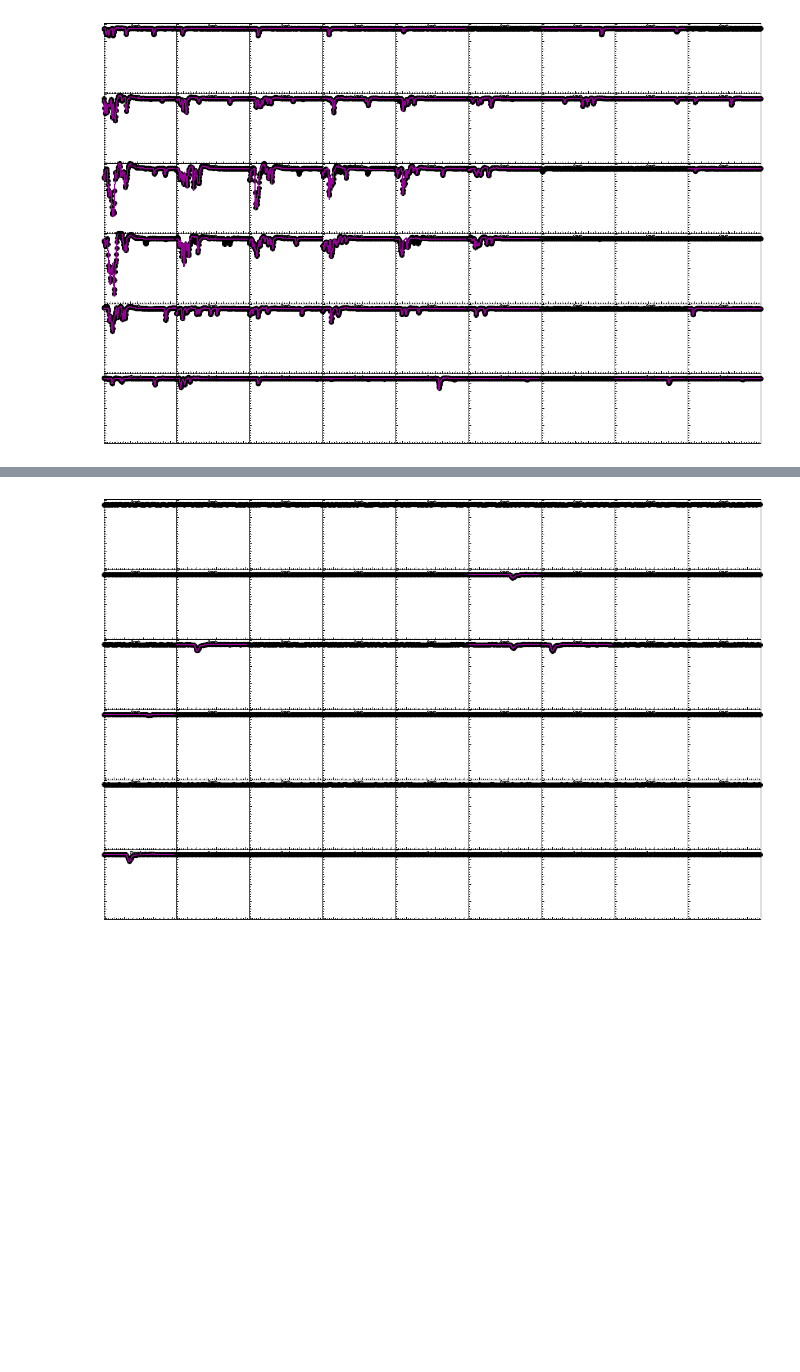
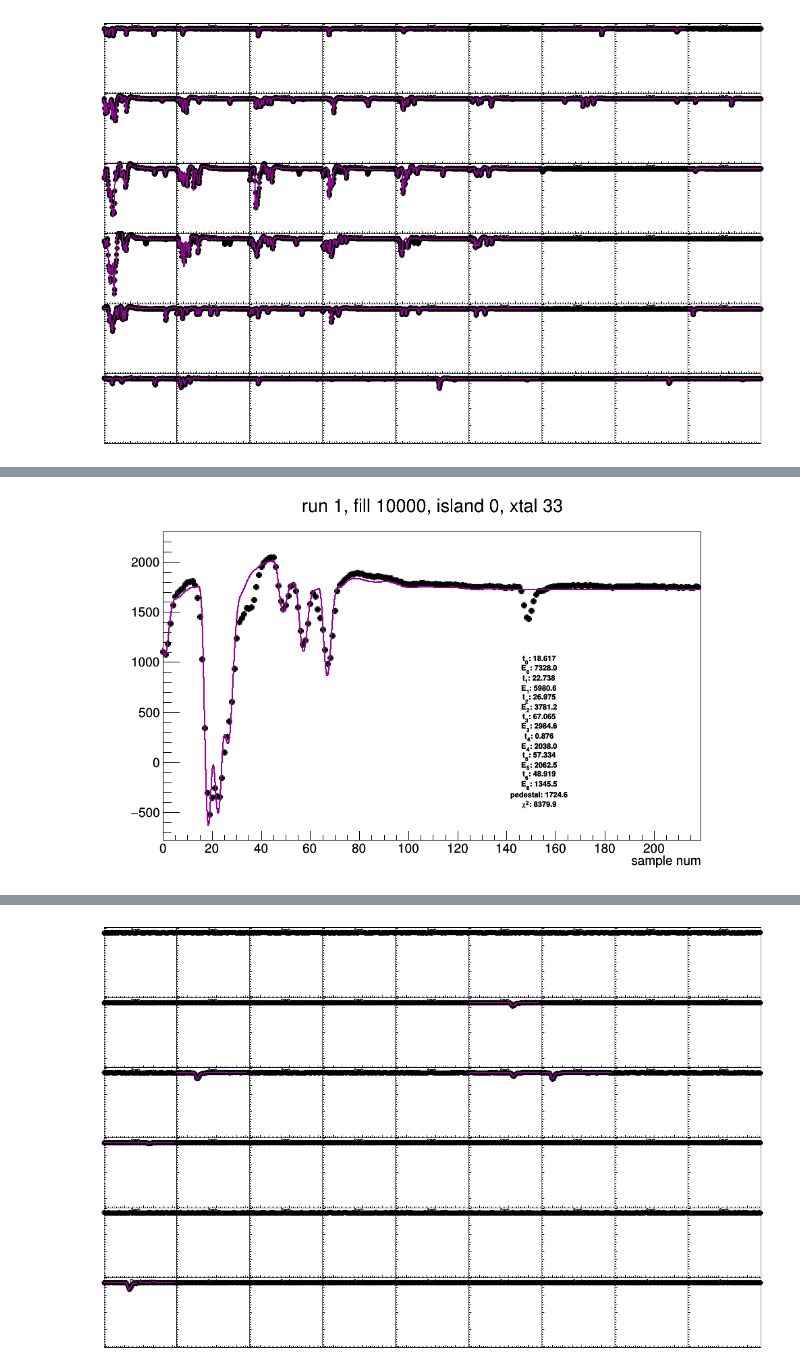
Before and after one commit to kimsiang/MuonG2, a Jupyter notebook: coincidence/InjectionGunFitDisplay.ipynb, the cells around one changed output, grey strips where cells are left out. Cells and saved outputs as stored; diff of their text form; code cells hidden in the pictures; blank space fills up the shorter version.

```diff
--- a/coincidence/InjectionGunFitDisplay.ipynb
+++ b/coincidence/InjectionGunFitDisplay.ipynb
@@ -148,0 +153,4 @@ plot_one_with_index(10000,0,26)
+# %%
+plot_one_with_index(10000,0,33)
+# %% [output]
+[figure, added]
```
Also changed, not shown: parts of 7 cells of this notebook.
